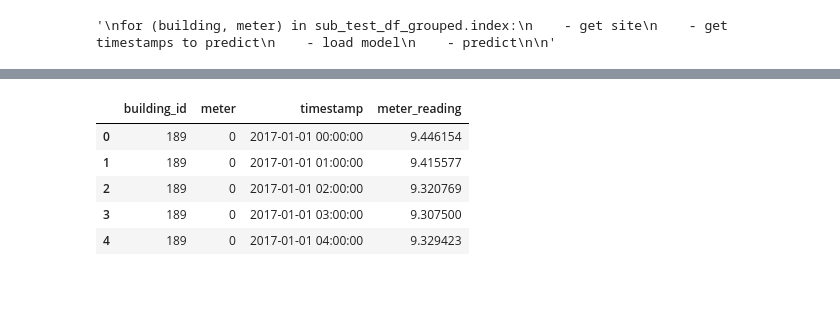
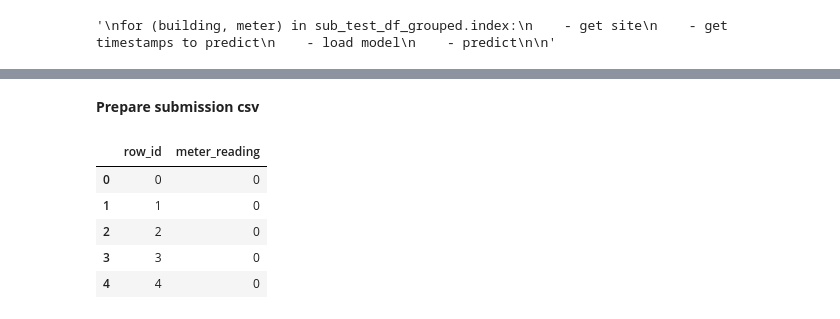
Before and after one commit to edouardArgenson/ASHRAE_great_energy_predictor, a Jupyter notebook: notebooks/predictions_pipeline.ipynb, the cells around one changed output, grey strips where cells are left out. Cells and saved outputs as stored; diff of their text form; code cells hidden in the pictures; blank space fills up the shorter version.

Commit message:
adds building of prediction csv file to prediction pipeline

```diff
--- a/notebooks/predictions_pipeline.ipynb
+++ b/notebooks/predictions_pipeline.ipynb
@@ -519,9 +530,13 @@ dtype: float64
+# %% [markdown]
+<b>Prepare submission csv</b>
+# %%
+submission_df = pd.read_csv('../data/raw/csvs/sample_submission.csv')
 # %%
-meter_preds_df.head()
+submission_df.head()
 # %% [output]
-|  | building_id | meter | timestamp | meter_reading |
-| 0 | 189 | 0 | 2017-01-01 00:00:00 | 9.446154 |
-| 1 | 189 | 0 | 2017-01-01 01:00:00 | 9.415577 |
-| 2 | 189 | 0 | 2017-01-01 02:00:00 | 9.320769 |
-| 3 | 189 | 0 | 2017-01-01 03:00:00 | 9.307500 |
-| 4 | 189 | 0 | 2017-01-01 04:00:00 | 9.329423 |
+|  | row_id | meter_reading |
+| 0 | 0 | 0 |
+| 1 | 1 | 0 |
+| 2 | 2 | 0 |
+| 3 | 3 | 0 |
+| 4 | 4 | 0 |
```
Also changed, not shown: parts of 27 cells of this notebook, 1 other file.
